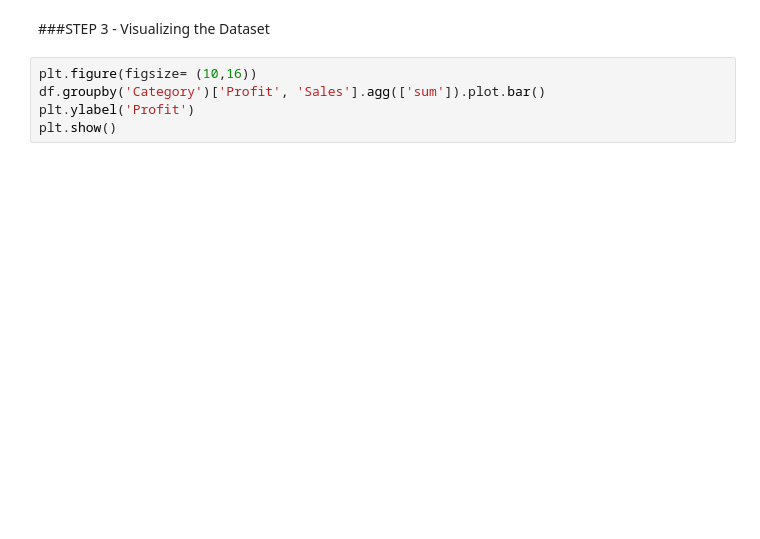
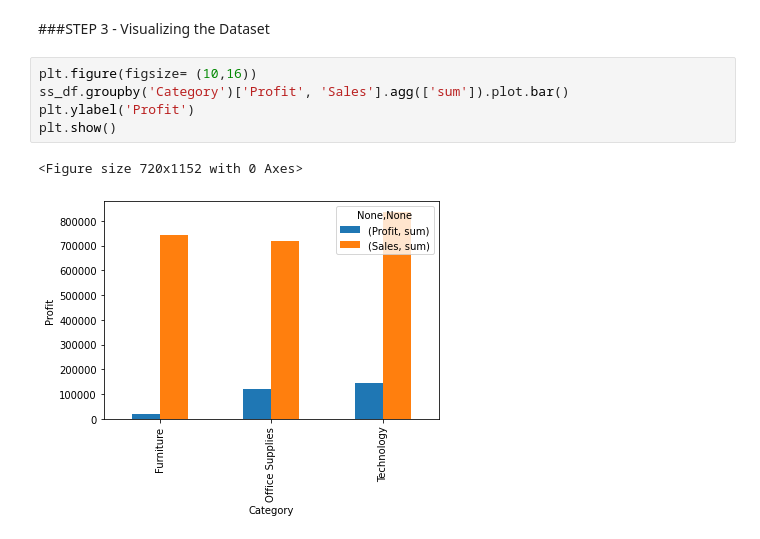
Before and after one commit to abhijeetraj22/TSF-GRIP_Tasks, a Jupyter notebook: TSF_Task_3.ipynb, the cells around one changed output. Cells and saved outputs as stored; diff of their text form; blank space fills up the shorter version.

```diff
--- a/TSF_Task_3.ipynb
+++ b/TSF_Task_3.ipynb
@@ -54,8 +121,11 @@ ss_df.isnull().sum()
 ###STEP 3 - Visualizing the Dataset
 # %%
 plt.figure(figsize= (10,16))
-df.groupby('Category')['Profit', 'Sales'].agg(['sum']).plot.bar()
+ss_df.groupby('Category')['Profit', 'Sales'].agg(['sum']).plot.bar()
 plt.ylabel('Profit')
 plt.show()
+# %% [output]
+<Figure size 720x1152 with 0 Axes>
+[figure, added]
 # %%
 plt.figure(figsize=(10, 16))
```
Also changed, not shown: parts of 15 cells of this notebook.
